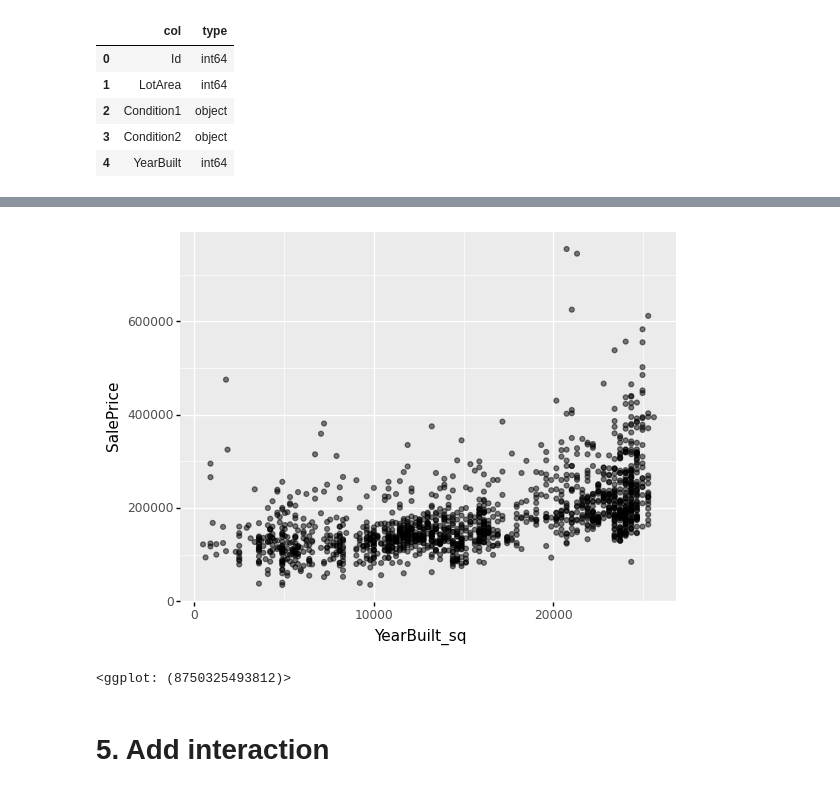
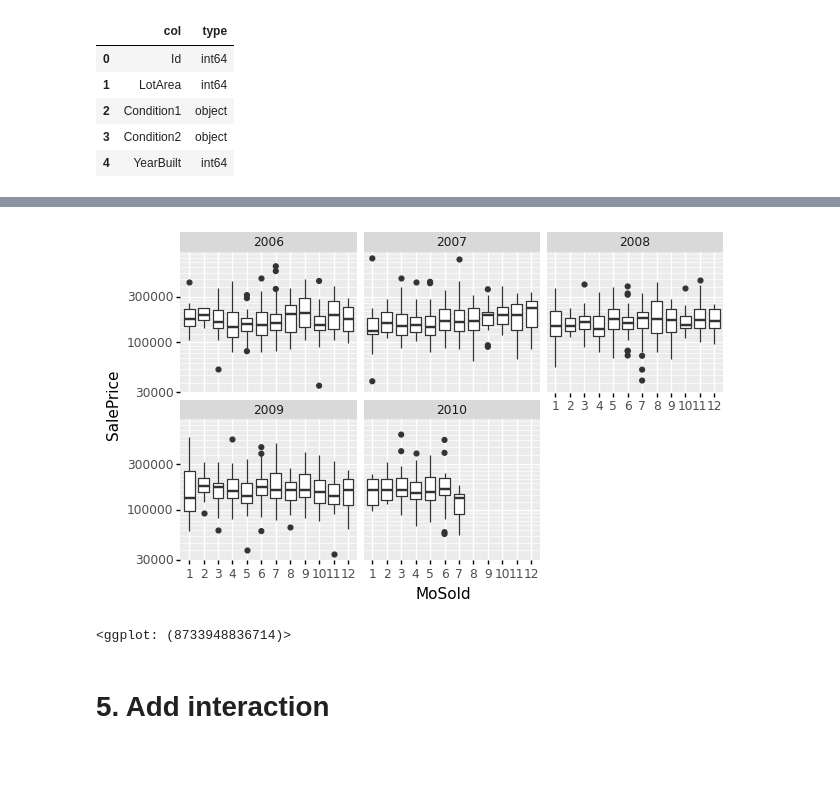
Before and after one commit to dehuihou/ames_house_price, a Jupyter notebook: sta208_final_project.ipynb, the cells around one changed output, grey strips where cells are left out. Drawn from its saved outputs; the diff is of its cells as text; code cells hidden in the pictures; blank space fills up the shorter version.

```diff
--- a/sta208_final_project.ipynb
+++ b/sta208_final_project.ipynb
@@ -499,13 +529,16 @@ PlotnineError: "Could not evaluate the 'x' mapping: 'YrSold' (original error: na
 # %%
-# YearBuilt: nonlinear relation
+# MoSold: nonlinear relation
 (
-    p9.ggplot(df, p9.aes(x='YearBuilt_sq', y='SalePrice', group='YearBuilt'))
-    + p9.geom_point(alpha=0.5)
-    + p9.geom_smooth(method='lm')
+    p9.ggplot(df, p9.aes(x='MoSold', y='SalePrice', group='MoSold'))
+    + p9.geom_boxplot()
+    + p9.scale_y_log10()
+    + p9.scale_x_discrete(limits=np.arange(1,13))
+    # + p9.geom_smooth(method='loess', color='tab:blue')
+    + p9.theme(figure_size=(7, 4)) + p9.facet_wrap('~ YrSold')
 )
 # %% [output]
-[figure, old version]
+[figure, new version]
-<ggplot: (8750325493812)>
+<ggplot: (8733948836714)>
 # %% [markdown]
 # 5. Add interaction
 # %% [markdown]
```
Also changed, not shown: parts of 7 cells of this notebook.
